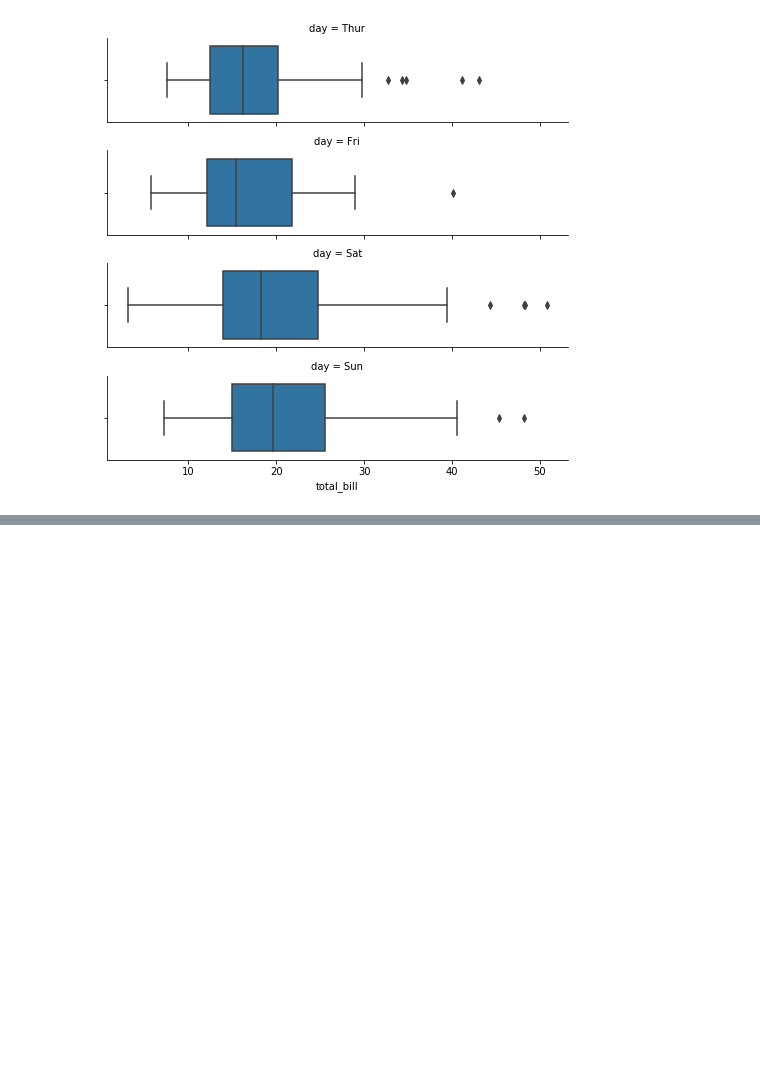
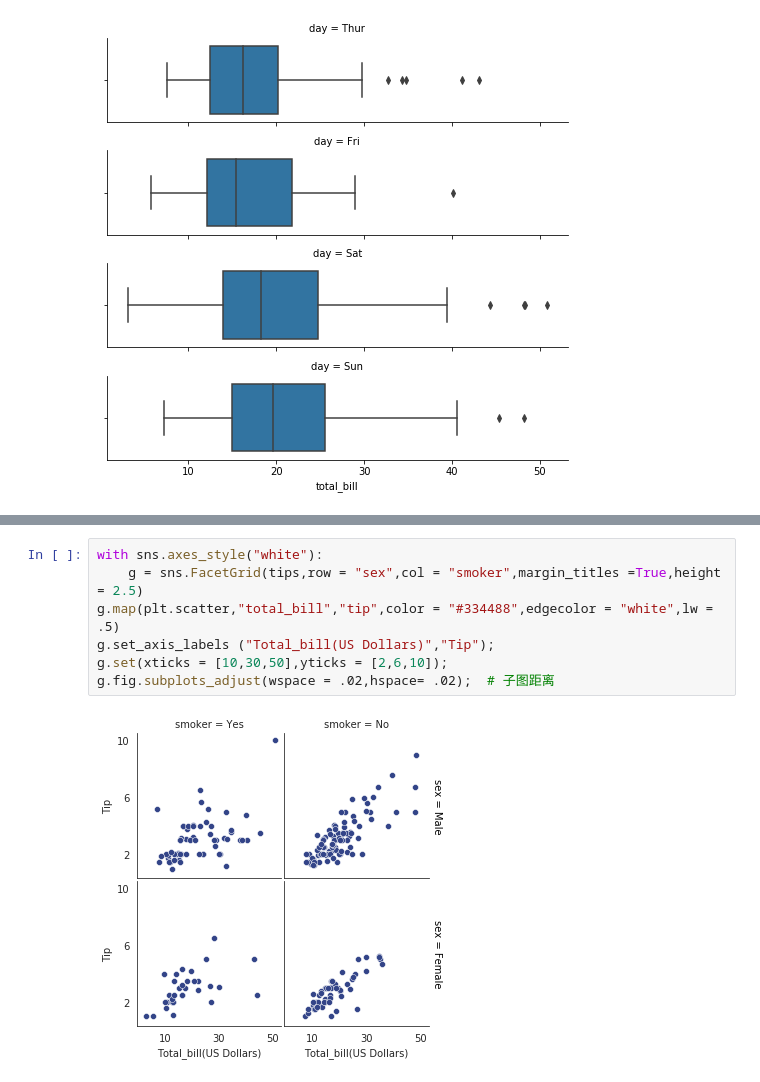
Before and after one commit to Clayygou/seaborn, a Jupyter notebook: 5FacetGrid.ipynb, the cells around one changed output, grey strips where cells are left out. Cells and saved outputs as stored; diff of their text form; blank space fills up the shorter version.

```diff
--- a/5FacetGrid.ipynb
+++ b/5FacetGrid.ipynb
@@ -53,0 +62,9 @@ Categories (4, object): [Fri, Sat, Sun, Thur]
+# %%
+with sns.axes_style("white"):
+    g = sns.FacetGrid(tips,row = "sex",col = "smoker",margin_titles =True,height = 2.5)
+g.map(plt.scatter,"total_bill","tip",color = "#334488",edgecolor = "white",lw = .5)
+g.set_axis_labels ("Total_bill(US Dollars)","Tip");
+g.set(xticks = [10,30,50],yticks = [2,6,10]);
+g.fig.subplots_adjust(wspace = .02,hspace= .02);  # 子图距离
+# %% [output]
+[figure, added]
```
Also changed, not shown: parts of 6 cells of this notebook.
